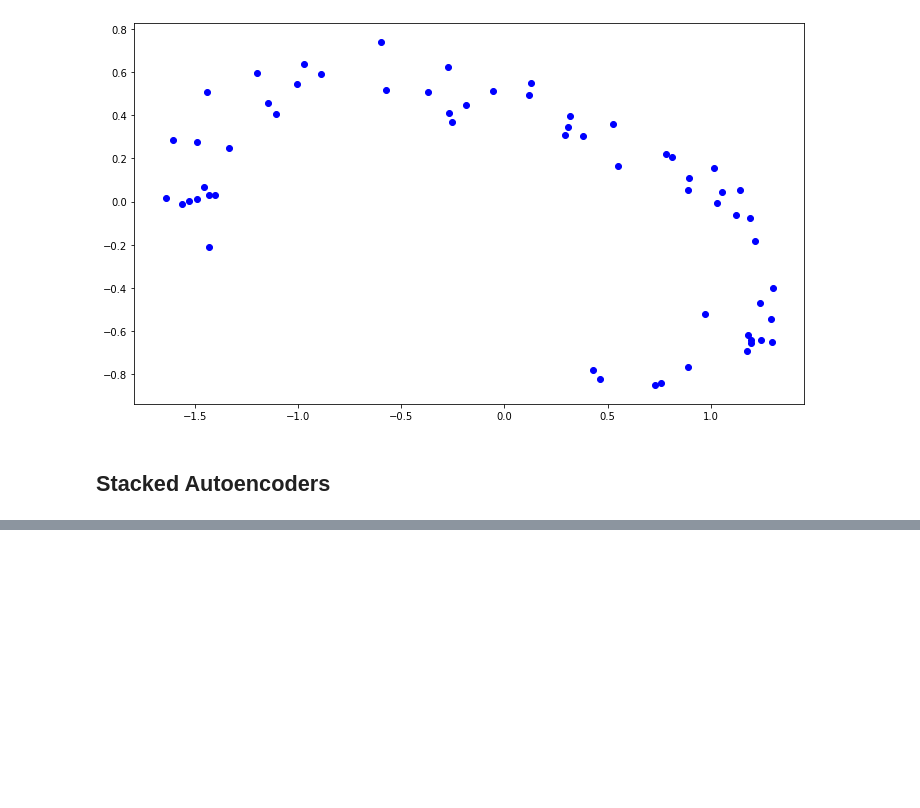
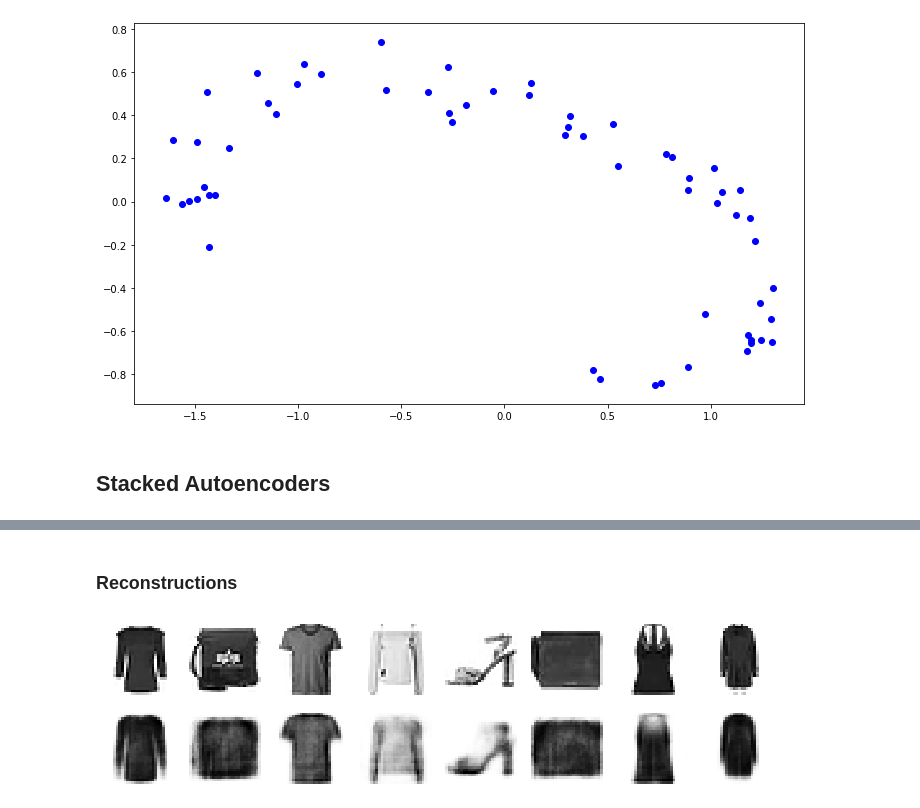
Before and after one commit to rahhul/GAN_Notebooks, a Jupyter notebook: GANs.ipynb, the cells around one changed output, grey strips where cells are left out. Cells and saved outputs as stored; diff of their text form; code cells hidden in the pictures; blank space fills up the shorter version.

Commit message:
Added Reconstructions section

```diff
--- a/GANs.ipynb
+++ b/GANs.ipynb
@@ -148,0 +184,30 @@ plt.scatter(codings[:, 0], codings[:, 1], marker='o', c='b')
+# %%
+np.random.seed(42)
+tf.random.set_seed(42)
+
+# Stacked Encoder
+stacked_encoder = Sequential([
+        Flatten(input_shape=[28, 28]),
+        Dense(100, activation='selu'),
+        Dense(30, activation='selu')
+])
+
+# Stacked Decoder
+stacked_decoder = Sequential([
+        Dense(100, activation='selu', input_shape=[30]),
+        Dense(28*28, activation='sigmoid'),
+        Reshape([28, 28])
+])
+
+# Autoencoder
+stacked_ae = Sequential([stacked_encoder, stacked_decoder])
+# %%
+# compile
+stacked_ae.compile(loss='binary_crossentropy',
+                   optimizer = tf.keras.optimizers.SGD(learning_rate=1.5),
+                   metrics=[rounded_accuracy])
+# %%
+# fit model
+
+history = stacked_ae.fit(x=X_train, y=X_train, epochs=20,
+                         validation_data = [X_valid, X_valid])
@@ -148,0 +232,17 @@ plt.scatter(codings[:, 0], codings[:, 1], marker='o', c='b')
+# %% [markdown]
+### Reconstructions
+# %%
+# helper function to compare originals to reconstructions
+
+def show_reconstructions(model, images=X_valid, n_images=8):
+    reconstructions = model.predict(X_valid[:n_images])
+    fig = plt.figure(figsize=(n_images * 1.5, 3))
+    for image_index in range(n_images):
+        plt.subplot(2, n_images, 1 + image_index)
+        plot_image(images[image_index])
+        plt.subplot(2, n_images, 1 + n_images + image_index)
+        plot_image(reconstructions[image_index])
+# %%
+show_reconstructions(stacked_ae)
+# %% [output]
+[figure, added]
```
Also changed, not shown: parts of 7 cells of this notebook.
